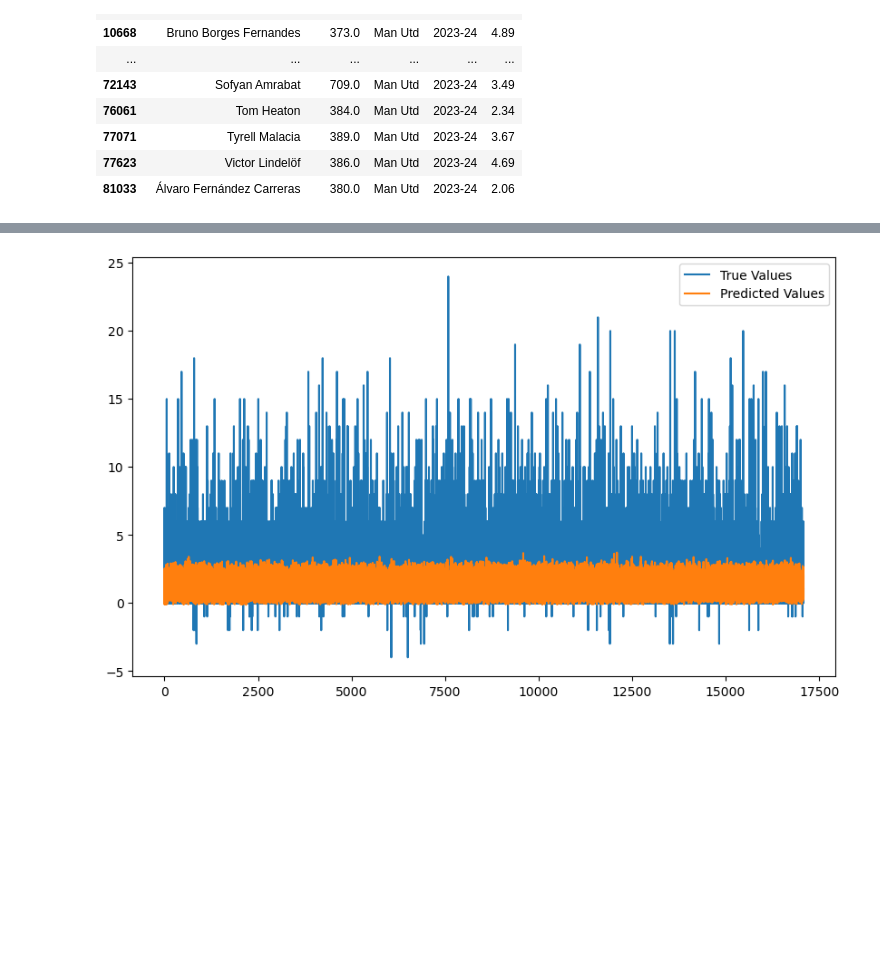
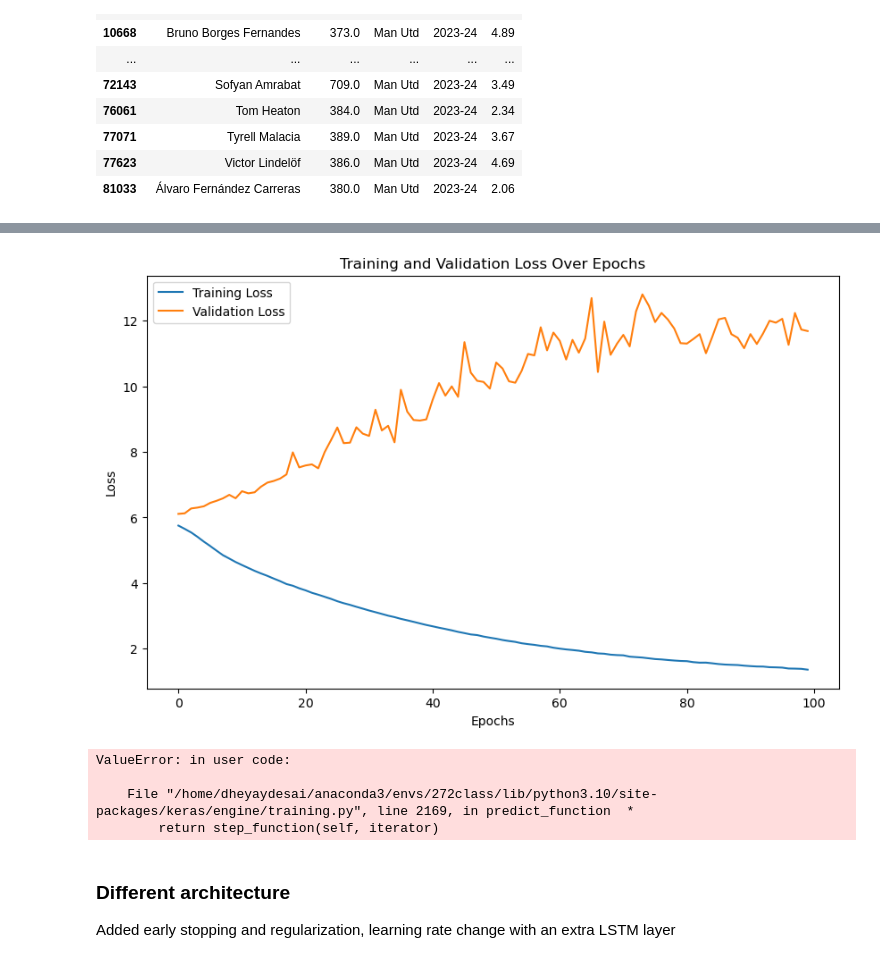
Before and after one commit to dheyay/weighted_through_ball, a Jupyter notebook: notebooks/playground.ipynb, the cells around one changed output, grey strips where cells are left out. Drawn from its saved outputs; the diff is of its cells as text; code cells hidden in the pictures; blank space fills up the shorter version.

Commit message:
Sample LSTM model created, needs major fixing

```diff
--- a/notebooks/playground.ipynb
+++ b/notebooks/playground.ipynb
@@ -589,7 +557,0 @@ labels = np.array(labels)
-# %%
-sequences = sequences.astype('float32')
-labels = labels.astype('float32')
-
-X_train, X_test, y_train, y_test = train_test_split(sequences, labels, test_size=0.2,random_state=42, shuffle=True)
-
-X_train.shape, X_test.shape
@@ -598,7 +609,12 @@ X_train.shape, X_test.shape
 # %%
+from tensorflow.keras.layers import LSTM
+from tensorflow.keras.regularizers import l2
+
+
+# Basic LSTM Model
 model = Sequential([
-    LSTM(50, input_shape=(3, sequences.shape[2]), return_sequences=True),
-    LSTM(50),
+    LSTM(50, activation='relu', input_shape=(X.shape[1], X.shape[2])),
     Dense(1)
 ])
+
 model.compile(optimizer='adam', loss='mse')
@@ -618,5 +620,0 @@ model.compile(optimizer='adam', loss='mse')
-# %%
-# Training the model
-history = model.fit(X_train, y_train, epochs=10, batch_size=32, validation_split=0.2)
-# Evaluating the model
-validation_loss = history.history['val_loss']
@@ -700,0 +624,2 @@ Mean Absolute Error: 1.38
+# %%
+history = model.fit(X, y, epochs=100, batch_size=32, validation_split=0.3)
@@ -701,10 +644,29 @@ Mean Absolute Error: 1.38
 # %%
 import matplotlib.pyplot as plt
 
 plt.figure(figsize=(10, 6))
-plt.plot(y_test, label="True Values")
-plt.plot(predictions, label="Predicted Values")
+plt.plot(history.history['loss'], label='Training Loss')
+plt.plot(history.history['val_loss'], label='Validation Loss')
+plt.title('Training and Validation Loss Over Epochs')
+plt.xlabel('Epochs')
+plt.ylabel('Loss')
 plt.legend()
 plt.show()
 # %% [output]
-[figure, old version]
+[figure, new version]
+# %%
+# Check predictions on X_test
+predictions = model.predict(X_test)
+
+
+X_test['xP'] = y_test_pred
+X_test[['name', 'element', 'team', 'season', 'xP']].where((X_test['team'] == 'Man Utd')).dropna()
+# %% [output]
+ValueError: in user code:
+
+    File "/home/dheyaydesai/anaconda3/envs/272class/lib/python3.10/site-packages/keras/engine/training.py", line 2169, in predict_function  *
+        return step_function(self, iterator)
+# %% [markdown]
+### Different architecture
+
+Added early stopping and regularization, learning rate change with an extra LSTM layer
```
Also changed, not shown: parts of 19 cells of this notebook, 3 other files.
